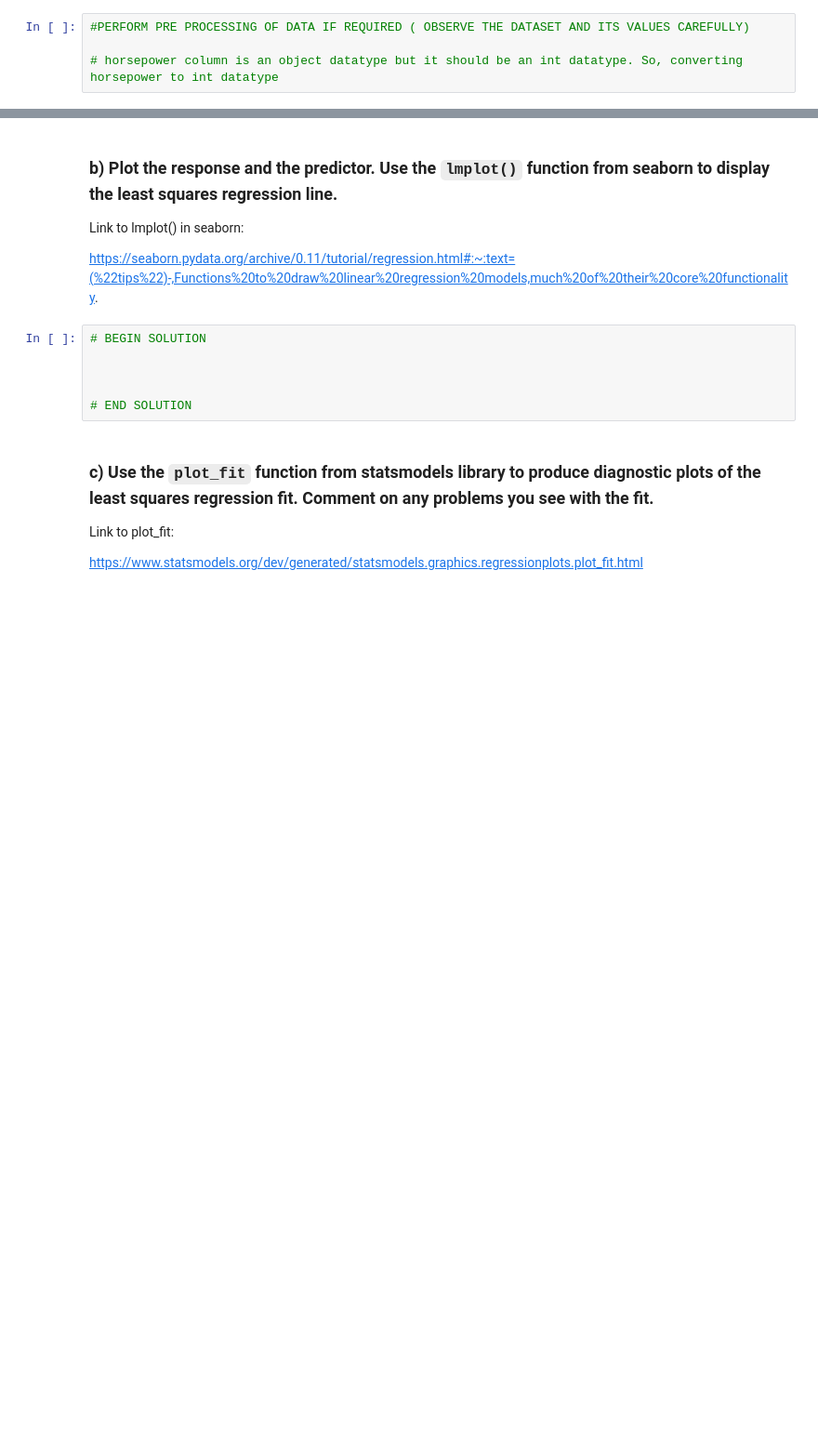
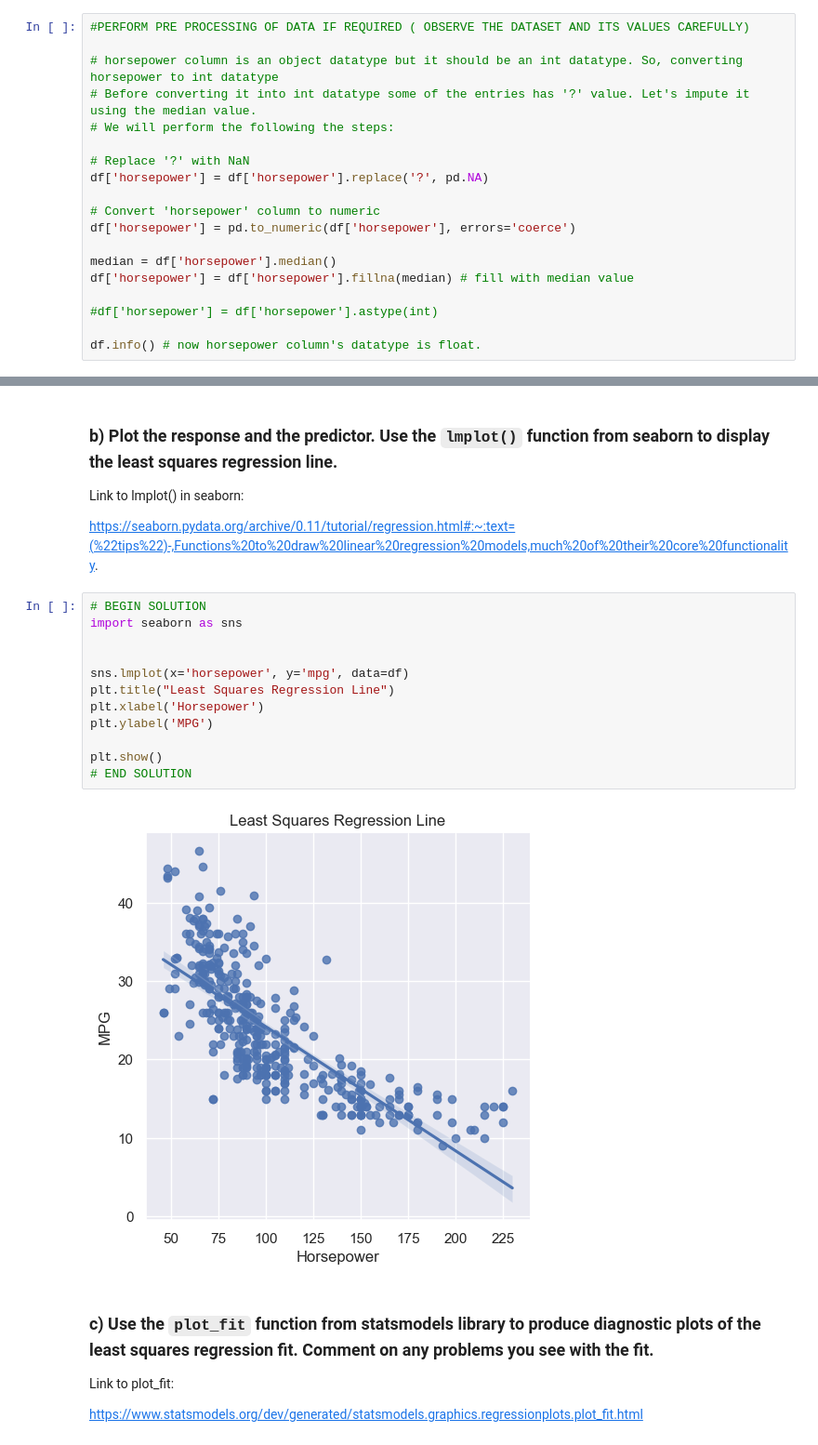
Before and after one commit to srikrish2812/intro_to_ml, a Jupyter notebook: week_1/IML_Assignment_1_learner_template.ipynb, the cells around one changed output, grey strips where cells are left out. Shown at 93% size. Saved outputs shown, nothing was run; the diff lists cells and outputs as text; blank space fills up the shorter version.

```diff
--- a/week_1/IML_Assignment_1_learner_template.ipynb
+++ b/week_1/IML_Assignment_1_learner_template.ipynb
@@ -230,4 +241,19 @@ memory usage: 28.0+ KB
 #PERFORM PRE PROCESSING OF DATA IF REQUIRED ( OBSERVE THE DATASET AND ITS VALUES CAREFULLY)
 
 # horsepower column is an object datatype but it should be an int datatype. So, converting horsepower to int datatype
+# Before converting it into int datatype some of the entries has '?' value. Let's impute it using the median value.
+# We will perform the following the steps:
+
+# Replace '?' with NaN
+df['horsepower'] = df['horsepower'].replace('?', pd.NA)
+
+# Convert 'horsepower' column to numeric
+df['horsepower'] = pd.to_numeric(df['horsepower'], errors='coerce')
+
+median = df['horsepower'].median()
+df['horsepower'] = df['horsepower'].fillna(median) # fill with median value
+
+#df['horsepower'] = df['horsepower'].astype(int)
+
+df.info() # now horsepower column's datatype is float.
 # %% [output]
@@ -275,12 +390,20 @@ https://docs.scipy.org/doc/scipy/reference/generated/scipy.optimize.fsolve.html
 Link to lmplot() in seaborn:
 
 https://seaborn.pydata.org/archive/0.11/tutorial/regression.html#:~:text=(%22tips%22)-,Functions%20to%20draw%20linear%20regression%20models,much%20of%20their%20core%20functionality.
-# %%
-# BEGIN SOLUTION
-
-
-
-# END SOLUTION
+# %%
+# BEGIN SOLUTION
+import seaborn as sns
+
+
+sns.lmplot(x='horsepower', y='mpg', data=df)
+plt.title("Least Squares Regression Line")
+plt.xlabel('Horsepower')
+plt.ylabel('MPG')
+
+plt.show()
+# END SOLUTION
+# %% [output]
+[figure, added]
 # %% [markdown]
 ### c) Use the `plot_fit` function from statsmodels library to produce diagnostic plots of the least squares regression fit. Comment on any problems you see with the fit.
 
```
Also changed, not shown: parts of 18 cells of this notebook, 1 other file.
